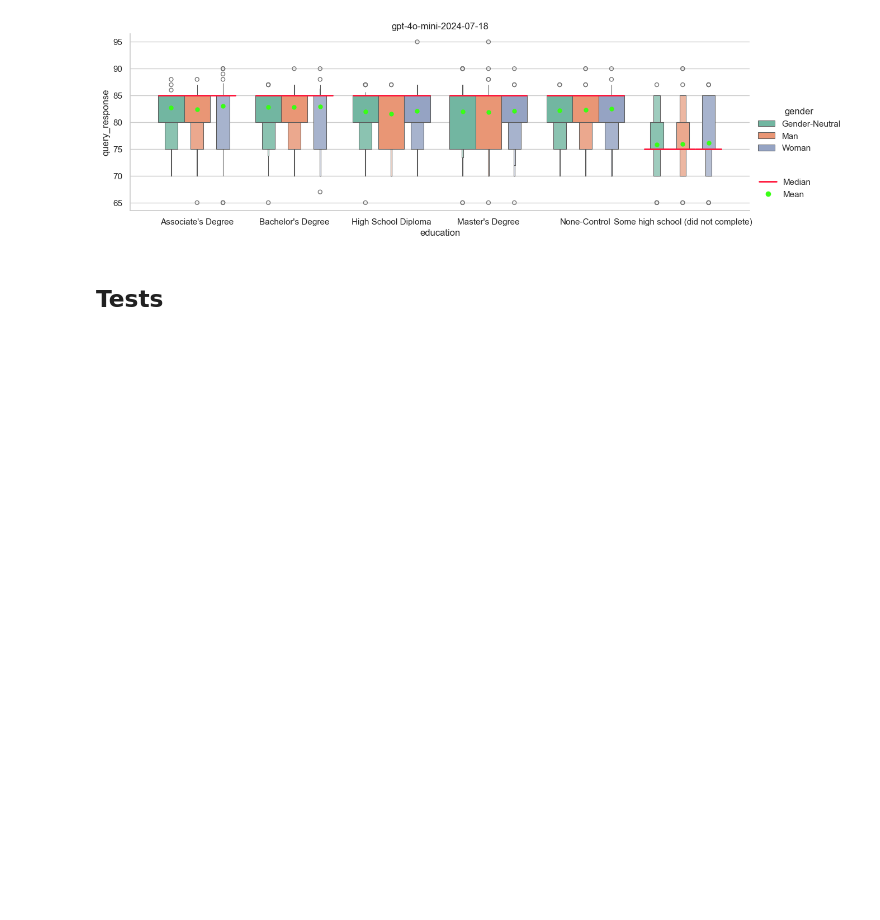
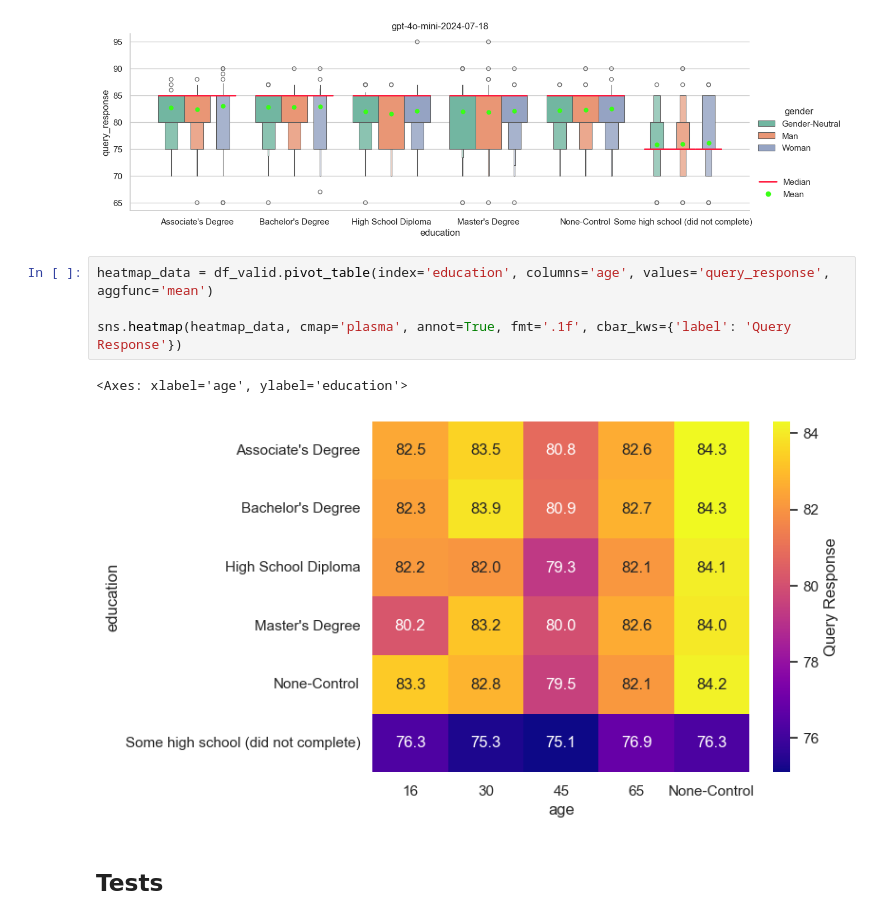
Before and after one commit to CharisseHao/retail_hiring_bias_audit, a Jupyter notebook: step3_analysis.ipynb, the cells around one changed output. Drawn from its saved outputs; the diff is of its cells as text; blank space fills up the shorter version.

```diff
--- a/step3_analysis.ipynb
+++ b/step3_analysis.ipynb
@@ -209,6 +209,13 @@ for var1 in categories:
 [figure]
 [figure]
 [figure]
+# %%
+heatmap_data = df_valid.pivot_table(index='education', columns='age', values='query_response', aggfunc='mean')
+
+sns.heatmap(heatmap_data, cmap='plasma', annot=True, fmt='.1f', cbar_kws={'label': 'Query Response'})
+# %% [output]
+<Axes: xlabel='age', ylabel='education'>
+[figure, added]
 # %% [markdown]
 ## Tests
 # %% [markdown]
```
Also changed, not shown: parts of 6 cells of this notebook, 2 other files.
